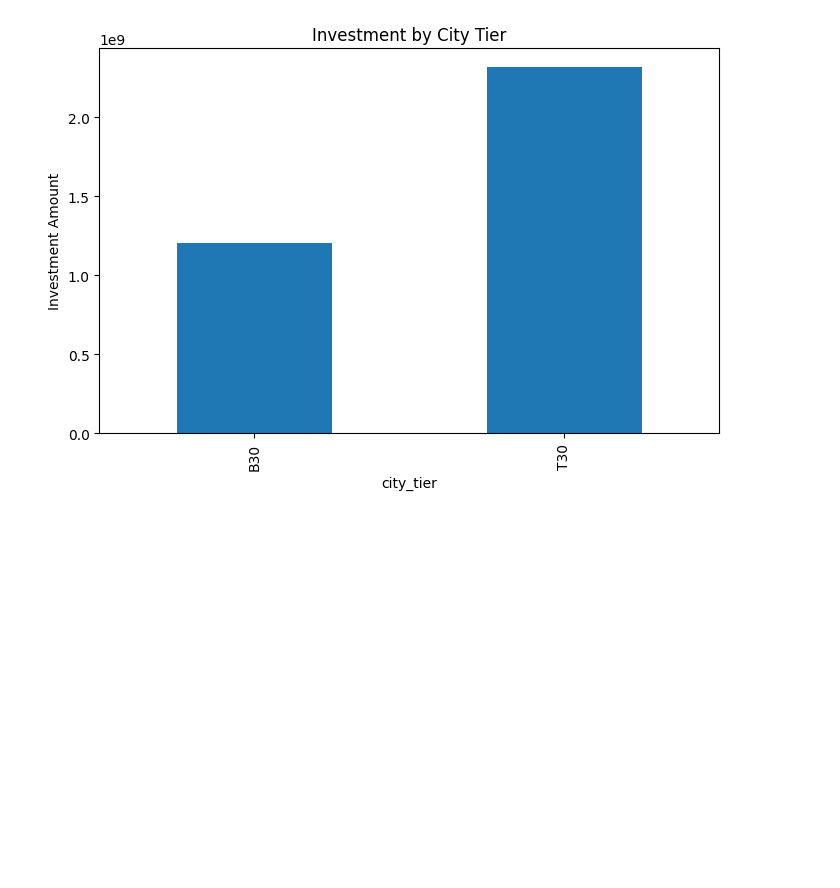
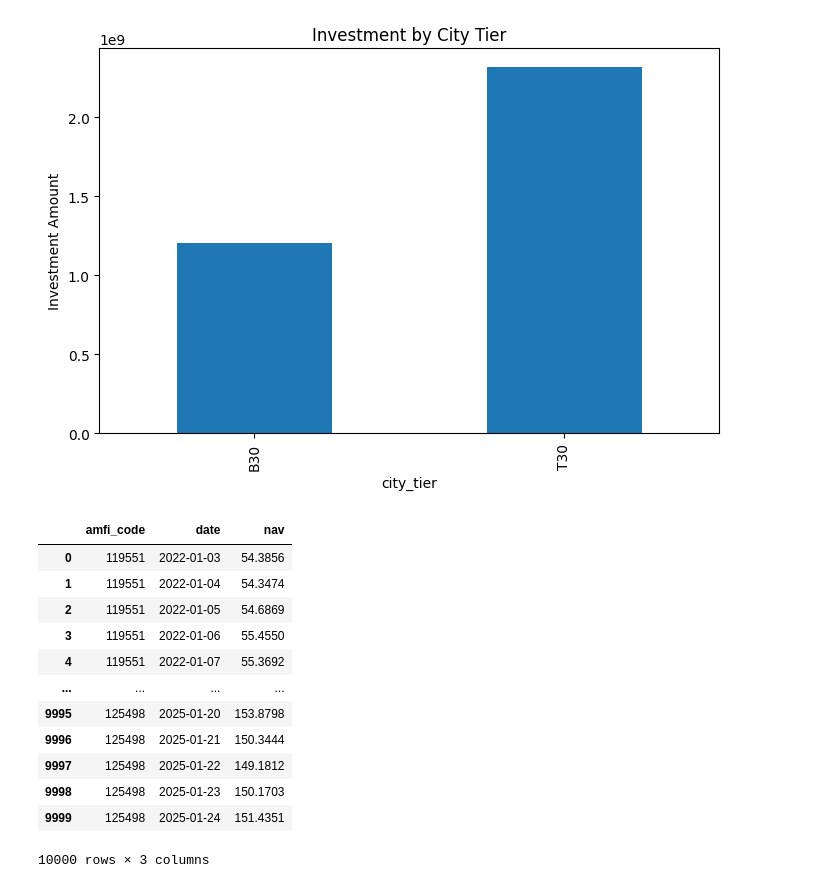
Before and after one commit to yadavprateek084/Mutual_Fund_Analytics, a Jupyter notebook: notebooks/eda.ipynb, the cells around one changed output. Saved outputs shown, nothing was run; the diff lists cells and outputs as text; code cells hidden in the pictures; blank space fills up the shorter version.

```diff
--- a/notebooks/eda.ipynb
+++ b/notebooks/eda.ipynb
@@ -269,3 +269,19 @@ plt.show()
 # 6. Tier-1 vs Tier-2 participation
 # 7. Category attracting highest inflows
 # 8. Gender participation pattern
+# %%
+nav.head(10000)
+# %% [output]
+|  | amfi_code | date | nav |
+| 0 | 119551 | 2022-01-03 | 54.3856 |
+| 1 | 119551 | 2022-01-04 | 54.3474 |
+| 2 | 119551 | 2022-01-05 | 54.6869 |
+| 3 | 119551 | 2022-01-06 | 55.4550 |
+| 4 | 119551 | 2022-01-07 | 55.3692 |
+| ... | ... | ... | ... |
+| 9995 | 125498 | 2025-01-20 | 153.8798 |
+| 9996 | 125498 | 2025-01-21 | 150.3444 |
+| 9997 | 125498 | 2025-01-22 | 149.1812 |
+| 9998 | 125498 | 2025-01-23 | 150.1703 |
+| 9999 | 125498 | 2025-01-24 | 151.4351 |
+10000 rows × 3 columns
```
Also changed, not shown: parts of 16 cells of this notebook, 7 other files.
